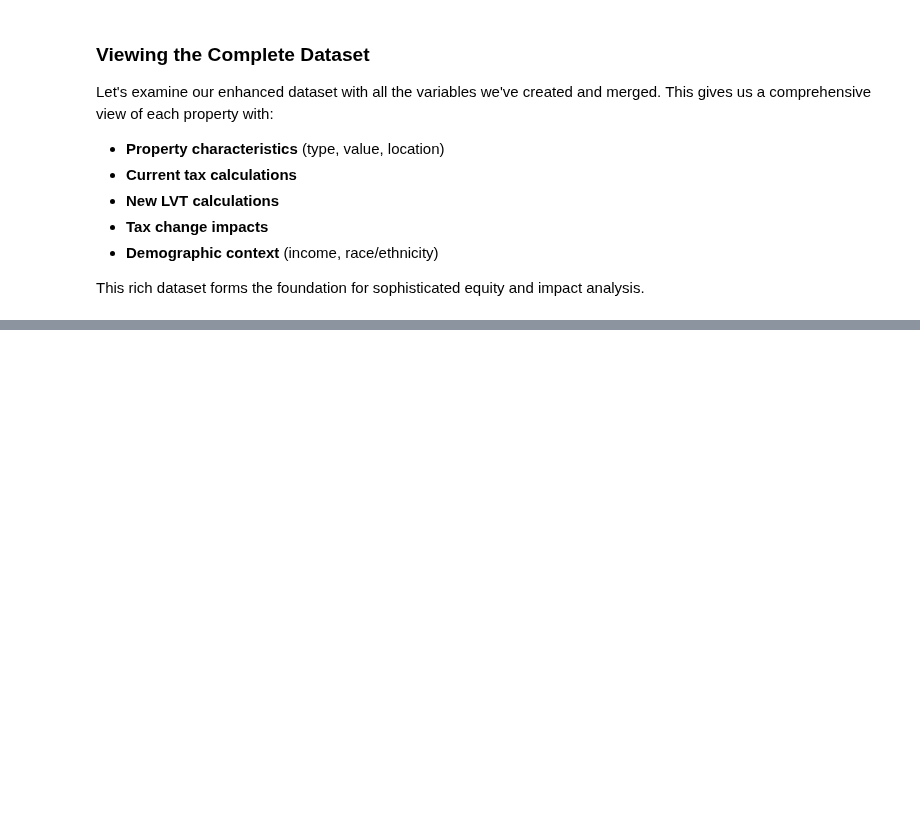
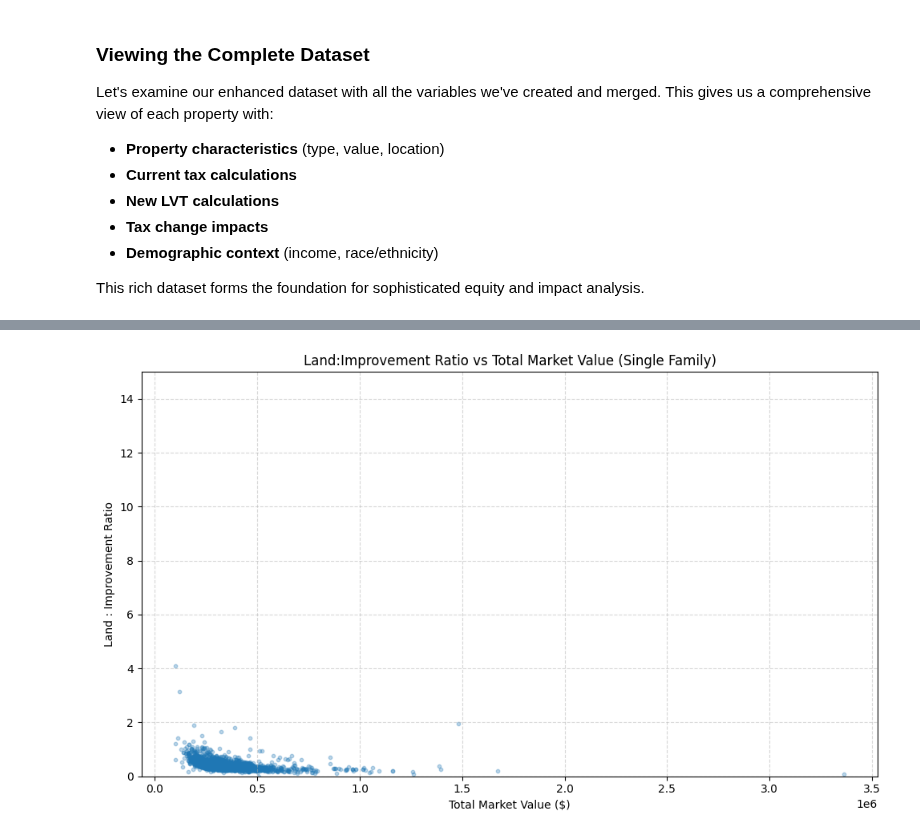
Before and after one commit to gregmiller00/LVTShift, a Jupyter notebook: examples/spokane.ipynb, the cells around one changed output, grey strips where cells are left out. Drawn from its saved outputs; the diff is of its cells as text; code cells hidden in the pictures; blank space fills up the shorter version.

```diff
--- a/examples/spokane.ipynb
+++ b/examples/spokane.ipynb
@@ -1429,3 +1326,30 @@ Fully Exempt Properties: 4,040
+# %%
+import matplotlib.pyplot as plt
+import numpy as np
+
+# Filter for single-family housing category
+sf_df = df[df['PROPERTY_CATEGORY'] == 'Single Family']
+
+# Calculate land:improvement ratio and total market value
+land = sf_df['land_value']
+improvement = sf_df['improvement_value']
+total_value = land + improvement
+
+# Avoid division by zero
+ratio = np.where(improvement > 0, land / improvement, np.nan)
+
+# Scatter plot (non-log axes), restrict y-axis to less than 3
+plt.figure(figsize=(10, 6))
+plt.scatter(total_value, ratio, alpha=0.3, s=10)
+plt.xlabel('Total Market Value ($)')
+plt.ylabel('Land : Improvement Ratio')
+plt.title('Land:Improvement Ratio vs Total Market Value (Single Family)')
+plt.ylim(0, 15)
+plt.grid(True, which='both', ls='--', alpha=0.5)
+plt.tight_layout()
+plt.show()
+# %% [output]
+[figure, added]
 # %%
 ## Policy Analysis: Development Tax Penalty
 
```
Also changed, not shown: parts of 26 cells of this notebook, 2 other files.
